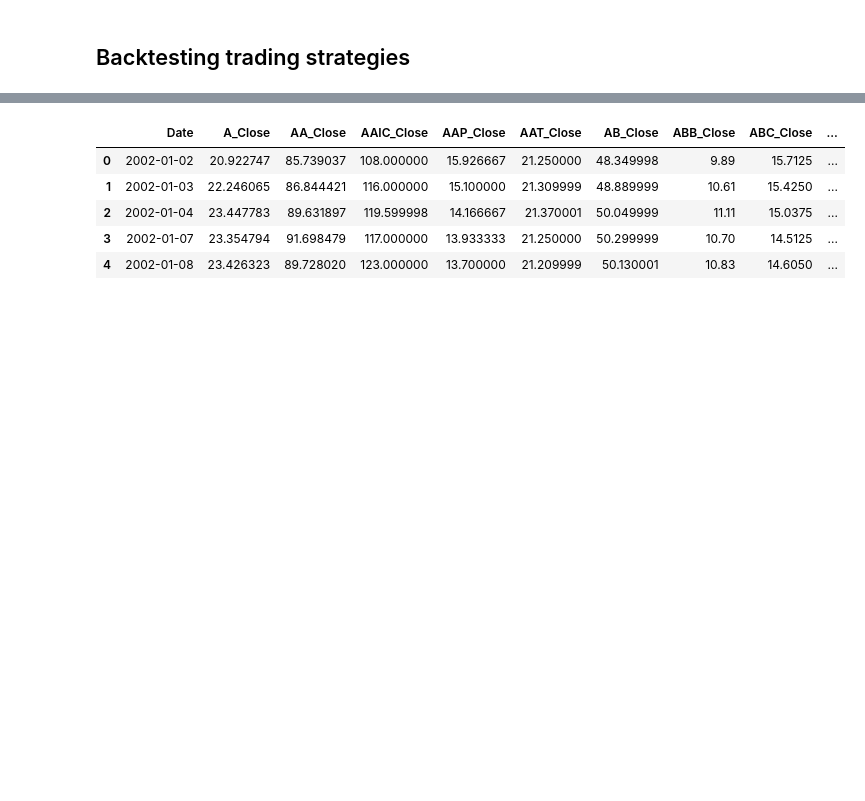
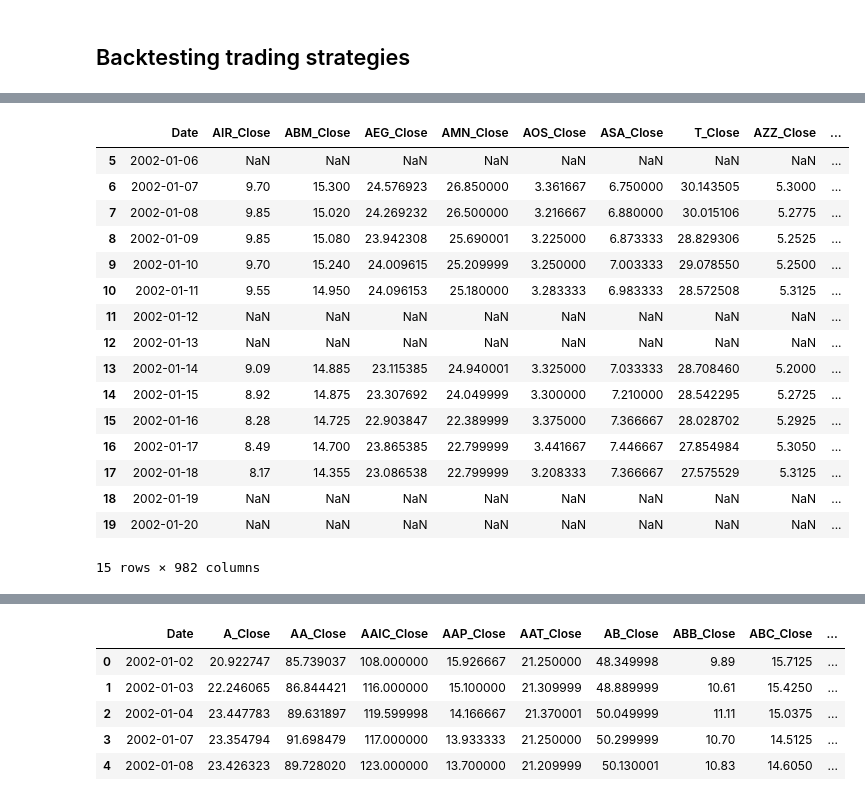
Before and after one commit to ryanlxz/backtesting, a Jupyter notebook: notebooks/test.ipynb, the cells around one changed output, grey strips where cells are left out. Saved outputs shown, nothing was run; the diff lists cells and outputs as text; code cells hidden in the pictures; blank space fills up the shorter version.

```diff
--- a/notebooks/test.ipynb
+++ b/notebooks/test.ipynb
@@ -23,0 +21,5 @@ The autoreload extension is already loaded. To reload it, use:
+# %%
+PREPROCESSED_DATAPATH = conf.backtest_conf["data"]["preprocessed_datapath"]
+# df = load_data(PREPROCESSED_DATAPATH,['_Close','_Open'])
+df = load_data(PREPROCESSED_DATAPATH,['_Close'])
+df.head()
@@ -23,0 +34,20 @@ The autoreload extension is already loaded. To reload it, use:
+# %%
+df.iloc[5:20]
+# %% [output]
+|  | Date | AIR_Close | ABM_Close | AEG_Close | AMN_Close | AOS_Close | ASA_Close | T_Close | AZZ_Close | ... |
+| 5 | 2002-01-06 | NaN | NaN | NaN | NaN | NaN | NaN | NaN | NaN | ... |
+| 6 | 2002-01-07 | 9.70 | 15.300 | 24.576923 | 26.850000 | 3.361667 | 6.750000 | 30.143505 | 5.3000 | ... |
+| 7 | 2002-01-08 | 9.85 | 15.020 | 24.269232 | 26.500000 | 3.216667 | 6.880000 | 30.015106 | 5.2775 | ... |
+| 8 | 2002-01-09 | 9.85 | 15.080 | 23.942308 | 25.690001 | 3.225000 | 6.873333 | 28.829306 | 5.2525 | ... |
+| 9 | 2002-01-10 | 9.70 | 15.240 | 24.009615 | 25.209999 | 3.250000 | 7.003333 | 29.078550 | 5.2500 | ... |
+| 10 | 2002-01-11 | 9.55 | 14.950 | 24.096153 | 25.180000 | 3.283333 | 6.983333 | 28.572508 | 5.3125 | ... |
+| 11 | 2002-01-12 | NaN | NaN | NaN | NaN | NaN | NaN | NaN | NaN | ... |
+| 12 | 2002-01-13 | NaN | NaN | NaN | NaN | NaN | NaN | NaN | NaN | ... |
+| 13 | 2002-01-14 | 9.09 | 14.885 | 23.115385 | 24.940001 | 3.325000 | 7.033333 | 28.708460 | 5.2000 | ... |
+| 14 | 2002-01-15 | 8.92 | 14.875 | 23.307692 | 24.049999 | 3.300000 | 7.210000 | 28.542295 | 5.2725 | ... |
+| 15 | 2002-01-16 | 8.28 | 14.725 | 22.903847 | 22.389999 | 3.375000 | 7.366667 | 28.028702 | 5.2925 | ... |
+| 16 | 2002-01-17 | 8.49 | 14.700 | 23.865385 | 22.799999 | 3.441667 | 7.446667 | 27.854984 | 5.3050 | ... |
+| 17 | 2002-01-18 | 8.17 | 14.355 | 23.086538 | 22.799999 | 3.208333 | 7.366667 | 27.575529 | 5.3125 | ... |
+| 18 | 2002-01-19 | NaN | NaN | NaN | NaN | NaN | NaN | NaN | NaN | ... |
+| 19 | 2002-01-20 | NaN | NaN | NaN | NaN | NaN | NaN | NaN | NaN | ... |
+15 rows × 982 columns
```
Also changed, not shown: parts of 12 cells of this notebook, 2 other files.
